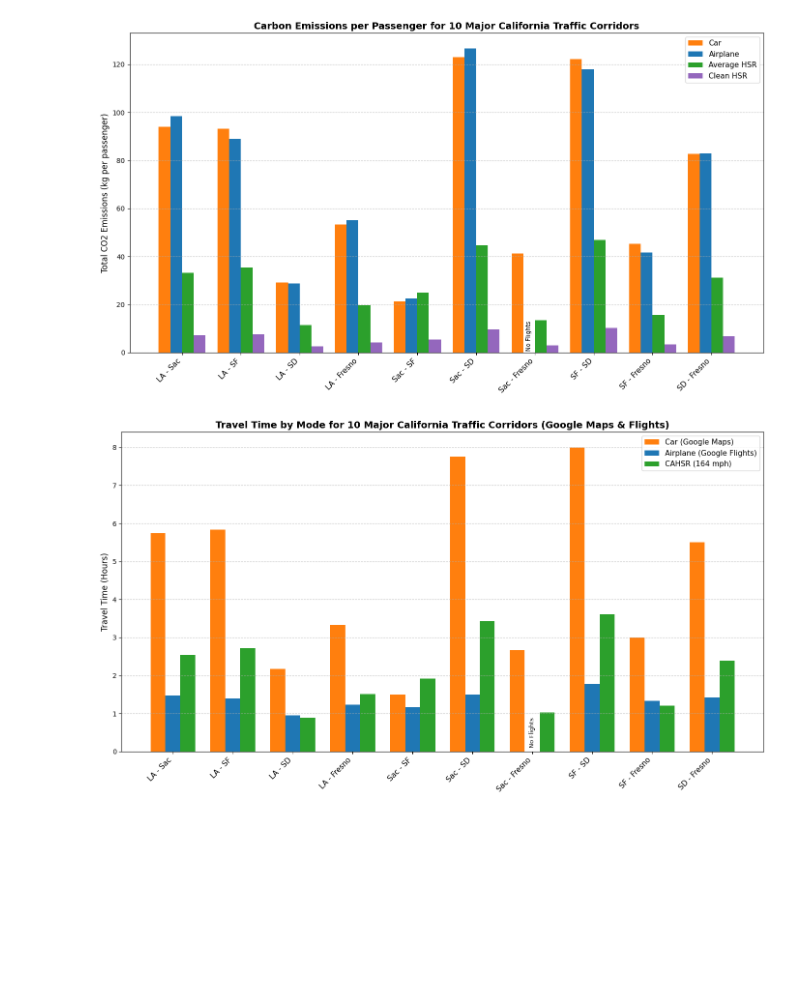
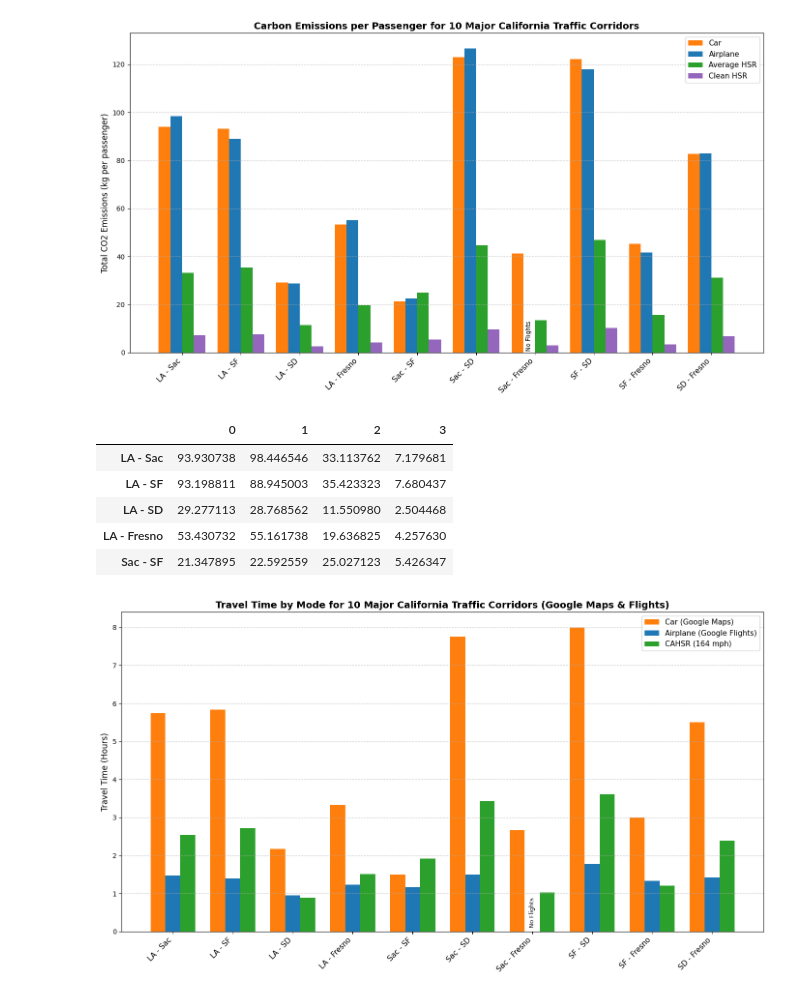
Before and after one commit to kjugalde/california-carbon-emissions, a Jupyter notebook: California Carbon Emissions.ipynb, the cells around one changed output. Drawn from its saved outputs; the diff is of its cells as text; code cells hidden in the pictures; blank space fills up the shorter version.

Commit message:
Updated Data Analysis

```diff
--- a/California Carbon Emissions.ipynb
+++ b/California Carbon Emissions.ipynb
@@ -358,6 +358,18 @@ plt.tight_layout()
 plt.savefig('california_corridors_emissions.png', dpi=300)
 # %% [output]
 [figure]
+# %%
+import pandas as pd
+df = pd.DataFrame(data=[car_emissions,air_emissions,avg_hsr_emissions,clean_hsr_emissions], columns=corridors)
+df = df.transpose()
+df.head()
+# %% [output]
+|  | 0 | 1 | 2 | 3 |
+| LA - Sac | 93.930738 | 98.446546 | 33.113762 | 7.179681 |
+| LA - SF | 93.198811 | 88.945003 | 35.423323 | 7.680437 |
+| LA - SD | 29.277113 | 28.768562 | 11.550980 | 2.504468 |
+| LA - Fresno | 53.430732 | 55.161738 | 19.636825 | 4.257630 |
+| Sac - SF | 21.347895 | 22.592559 | 25.027123 | 5.426347 |
 # %%
 # Data definitions
 corridors = [
```
Also changed, not shown: parts of 1 cell of this notebook.
